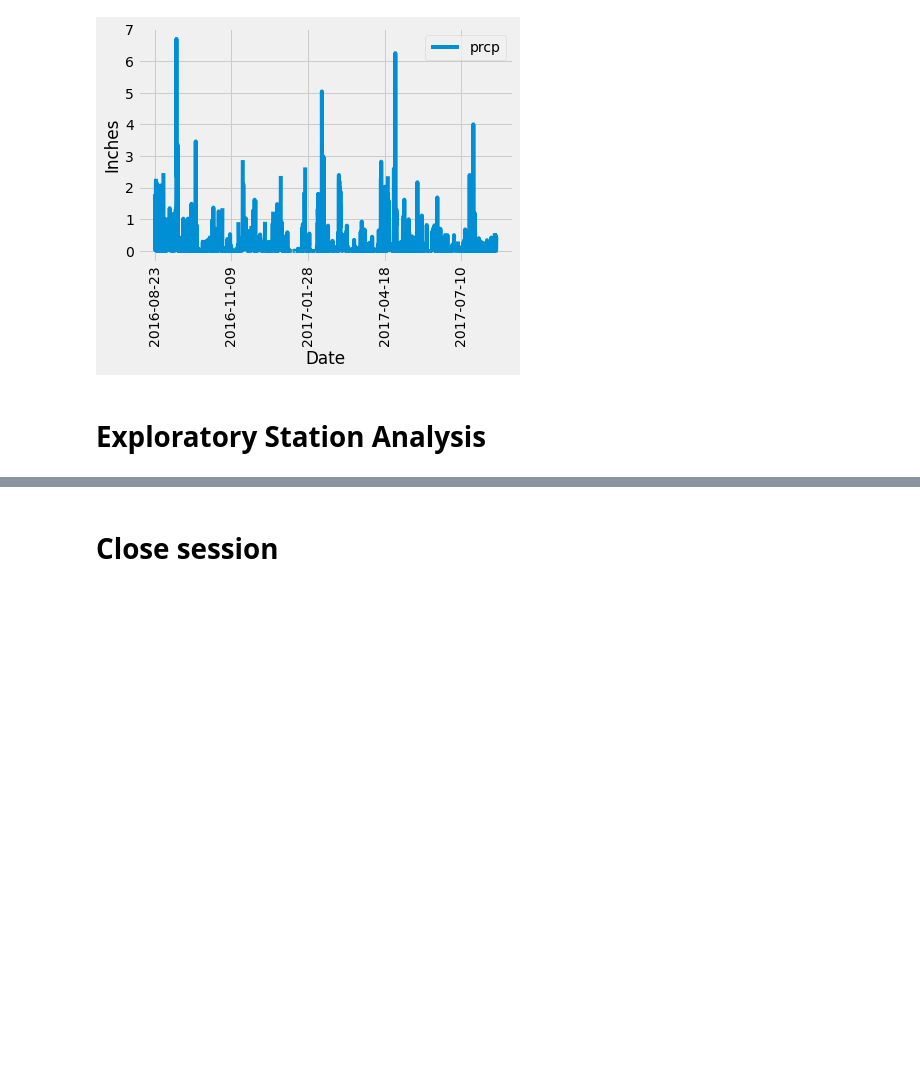
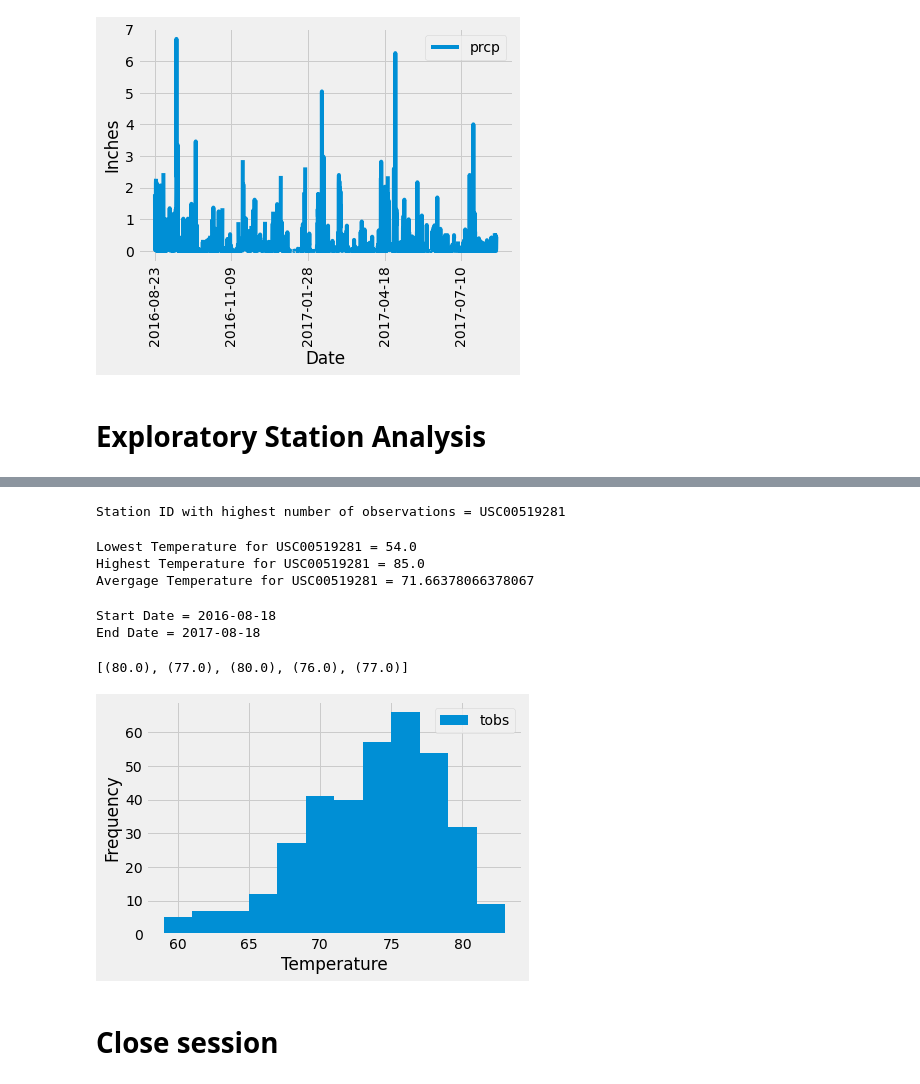
Before and after one commit to aarvinrathod/climate-analysis, a Jupyter notebook: climate_starter.ipynb, the cells around one changed output, grey strips where cells are left out. Cells and saved outputs as stored; diff of their text form; code cells hidden in the pictures; blank space fills up the shorter version.

Commit message:
starter file complete

```diff
--- a/climate_starter.ipynb
+++ b/climate_starter.ipynb
@@ -143,3 +183,57 @@ plt.show()
+# %%
+# Filter station with the highest number of observations
+
+top_station_id = session.query(Station.name, Measurement.station, func.count(Measurement.prcp))\
+.group_by(Measurement.station)\
+.order_by(func.count(Measurement.prcp).desc())\
+.filter(Measurement.station == Station.station).first()[1]
+
+print(f"Station ID with highest number of observations = {top_station_id}")
+# %% [output]
+Station ID with highest number of observations = USC00519281
+# %%
+# Using the most active station id from the previous query,
+# calculate the lowest, highest, and average temperature.
+lowest_temp = session.query(func.min(Measurement.tobs)).filter(Measurement.station == top_station_id).all()[0][0]
+highest_temp = session.query(func.max(Measurement.tobs)).filter(Measurement.station == top_station_id).all()[0][0]
+avg_temp = session.query(func.avg(Measurement.tobs)).filter(Measurement.station == top_station_id).all()[0][0]
+print(f"Lowest Temperature for {top_station_id} = {lowest_temp}")
+print(f"Highest Temperature for {top_station_id} = {highest_temp}")
+print(f"Avergage Temperature for {top_station_id} = {avg_temp}")
+# %% [output]
+Lowest Temperature for USC00519281 = 54.0
+Highest Temperature for USC00519281 = 85.0
+Avergage Temperature for USC00519281 = 71.66378066378067
+# %%
+# Using the most active station id
+# FInding dates for last 12 months
+
+final_date = session.query(Measurement.date).order_by(Measurement.date.desc()).filter(Measurement.station == top_station_id).first()[0]
+final_date = dt.datetime.strptime(final_date, "%Y-%m-%d")
+final_date = final_date.date()
+first_date = final_date - dt.timedelta(days=365)
+
+print(f"Start Date = {first_date}")
+print(f"End Date = {final_date}")
+# %% [output]
+Start Date = 2016-08-18
+End Date = 2017-08-18
+# %%
+# Quering data for last 12 months - limit to 5
+session.query(Measurement.tobs).filter(Measurement.date <= final_date).filter(Measurement.date >= first_date).limit(5).all()
+# %% [output]
+[(80.0), (77.0), (80.0), (76.0), (77.0)]
+# %%
+# observation data for this station and plot the results as a histogram
+temp_data = session.query(Measurement.tobs).filter(Measurement.date <= final_date).filter(Measurement.date >= first_date).filter(Measurement.station == top_station_id).all()
+temp_data = np.ravel(temp_data)
+temp_data = pd.DataFrame(temp_data, columns=["tobs"])
+chart = temp_data.plot(kind="hist", bins=12, legend=True)
+plt.xlabel("Temperature")
+plt.ylabel("Frequency")
+plt.show()
+# %% [output]
+[figure, added]
 # %% [markdown]
 # Close session
 # %%
```
Also changed, not shown: parts of 19 cells of this notebook.
